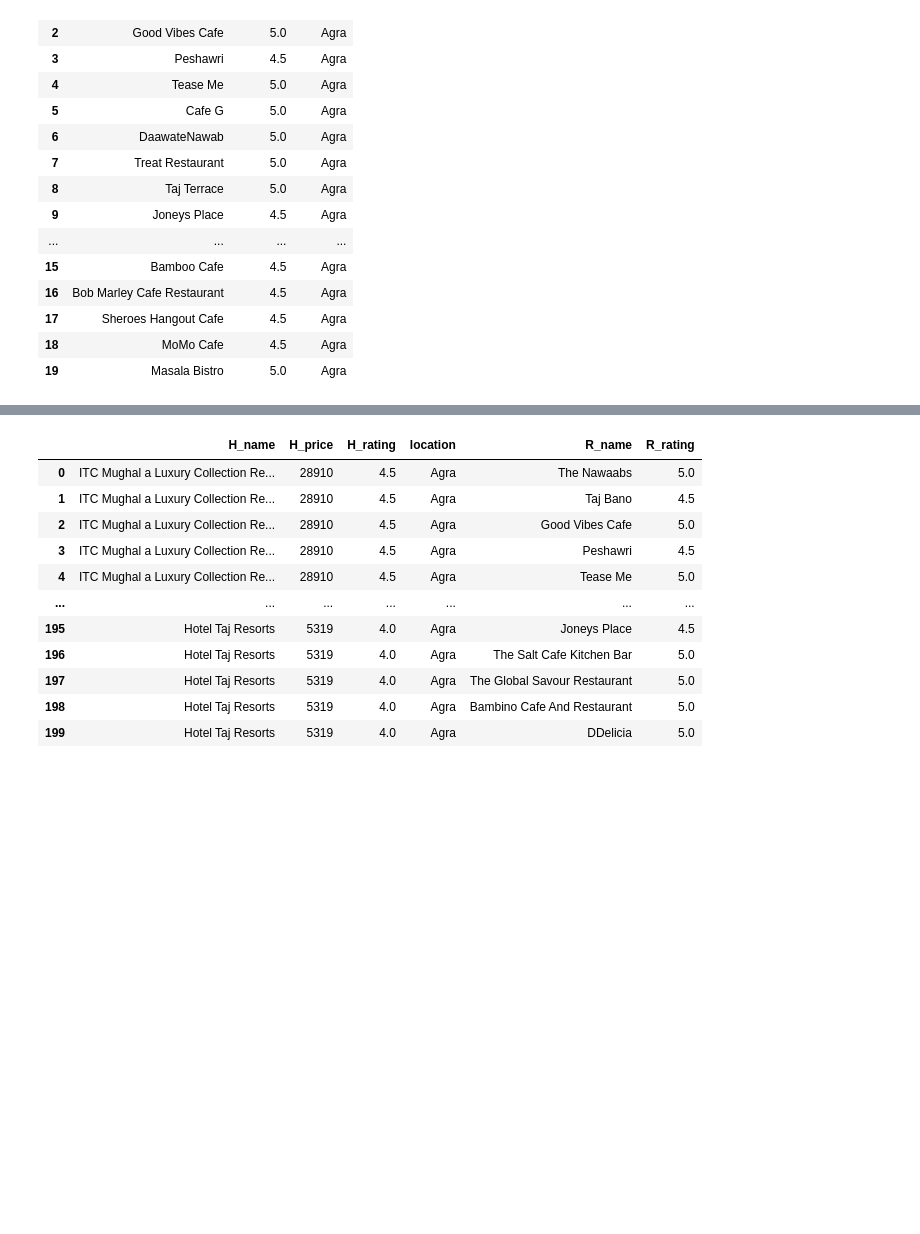
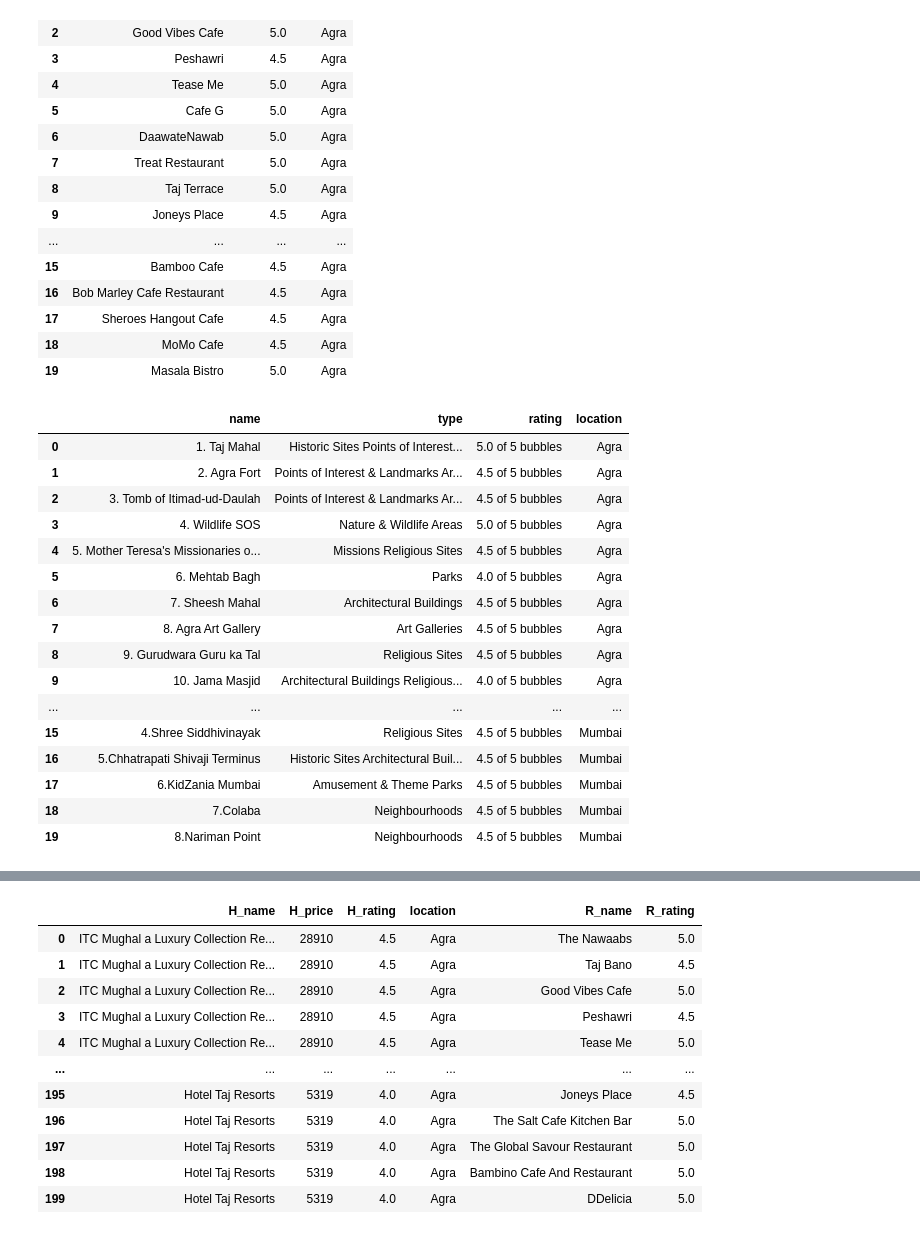
Before and after one commit to piyush-mk/LesGo, a Jupyter notebook: data/pre.ipynb, the cells around one changed output, grey strips where cells are left out. Drawn from its saved outputs; the diff is of its cells as text; code cells hidden in the pictures; blank space fills up the shorter version.

```diff
--- a/data/pre.ipynb
+++ b/data/pre.ipynb
@@ -262,0 +258,22 @@ npd=join_df(hpd,rpd,'location')
+# %%
+ppd=pd.read_csv('places.csv')
+# %%
+ppd.head(20)
+# %% [output]
+|  | name | type | rating | location |
+| 0 | 1. Taj Mahal | Historic Sites Points of Interest... | 5.0 of 5 bubbles | Agra |
+| 1 | 2. Agra Fort | Points of Interest & Landmarks Ar... | 4.5 of 5 bubbles | Agra |
+| 2 | 3. Tomb of Itimad-ud-Daulah | Points of Interest & Landmarks Ar... | 4.5 of 5 bubbles | Agra |
+| 3 | 4. Wildlife SOS | Nature & Wildlife Areas | 5.0 of 5 bubbles | Agra |
+| 4 | 5. Mother Teresa's Missionaries o... | Missions Religious Sites | 4.5 of 5 bubbles | Agra |
+| 5 | 6. Mehtab Bagh | Parks | 4.0 of 5 bubbles | Agra |
+| 6 | 7. Sheesh Mahal | Architectural Buildings | 4.5 of 5 bubbles | Agra |
+| 7 | 8. Agra Art Gallery | Art Galleries | 4.5 of 5 bubbles | Agra |
+| 8 | 9. Gurudwara Guru ka Tal | Religious Sites | 4.5 of 5 bubbles | Agra |
+| 9 | 10. Jama Masjid | Architectural Buildings Religious... | 4.0 of 5 bubbles | Agra |
+| ... | ... | ... | ... | ... |
+| 15 | 4.Shree Siddhivinayak | Religious Sites | 4.5 of 5 bubbles | Mumbai |
+| 16 | 5.Chhatrapati Shivaji Terminus | Historic Sites Architectural Buil... | 4.5 of 5 bubbles | Mumbai |
+| 17 | 6.KidZania Mumbai | Amusement & Theme Parks | 4.5 of 5 bubbles | Mumbai |
+| 18 | 7.Colaba | Neighbourhoods | 4.5 of 5 bubbles | Mumbai |
+| 19 | 8.Nariman Point | Neighbourhoods | 4.5 of 5 bubbles | Mumbai |
```
Also changed, not shown: parts of 10 cells of this notebook, 2 other files.
